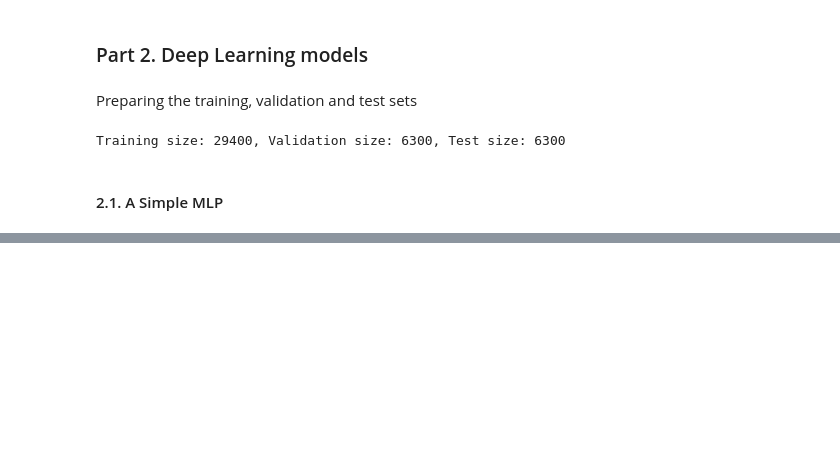
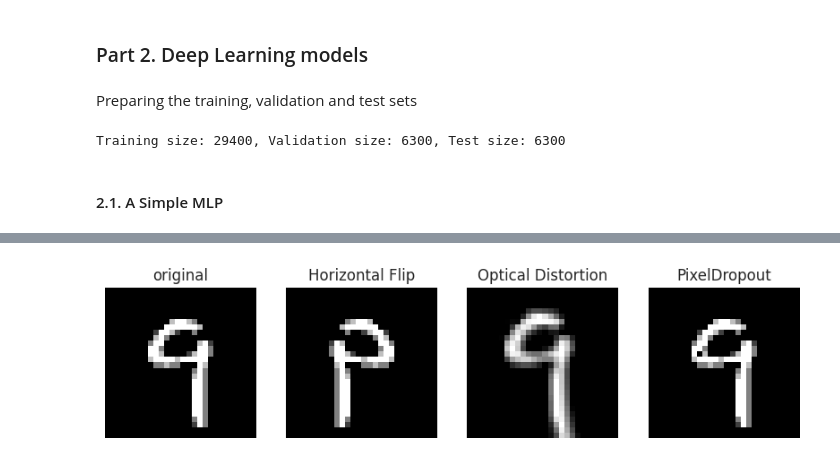
Before and after one commit to ChrisNick92/MnistDigitRecognizer, a Jupyter notebook: mainnotebook.ipynb, the cells around one changed output, grey strips where cells are left out. Cells and saved outputs as stored; diff of their text form; code cells hidden in the pictures; blank space fills up the shorter version.

```diff
--- a/mainnotebook.ipynb
+++ b/mainnotebook.ipynb
@@ -123,0 +217,4 @@ weighted avg       0.98      0.98      0.98      6300
+# %%
+visualize_tranforms(digit = 9,X = X,y = y,transforms=transforms)
+# %% [output]
+[figure, added]
```
Also changed, not shown: parts of 33 cells of this notebook.
